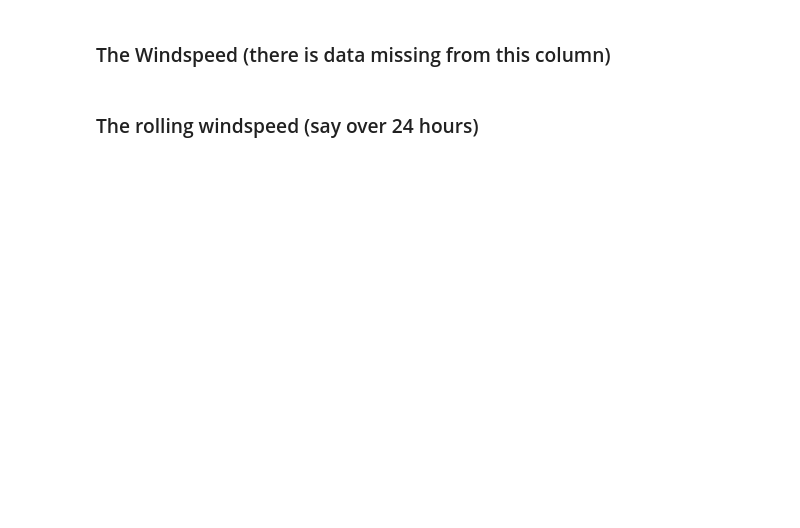
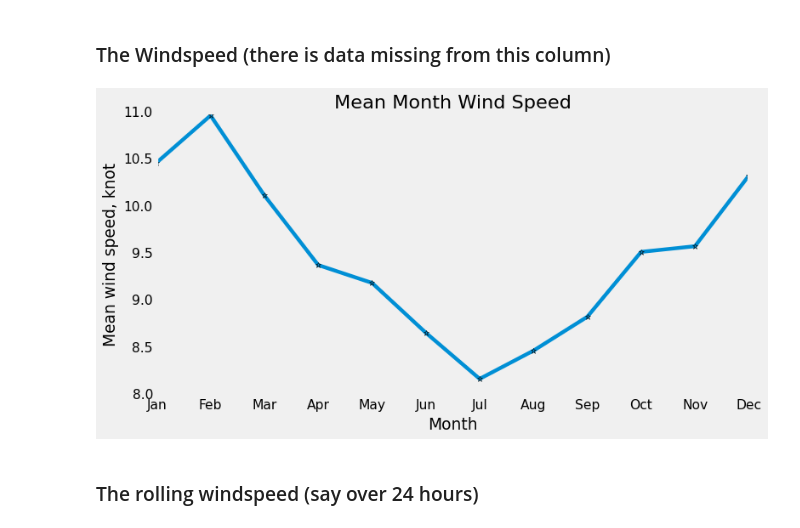
Before and after one commit to Kate-217/pogramming_for_data_analytics, a Jupyter notebook: assignments/assignment_6_Weather.ipynb, the cells around one changed output. Cells and saved outputs as stored; diff of their text form; code cells hidden in the pictures; blank space fills up the shorter version.

```diff
--- a/assignments/assignment_6_Weather.ipynb
+++ b/assignments/assignment_6_Weather.ipynb
@@ -137,4 +153,21 @@ plt.show()
 # %% [markdown]
 ### The Windspeed (there is data missing from this column)
+# %%
+# As I calculated, the persentage of missing data for this column (wdsp) is 0.02.
+
+grouped_month_wdsp = data.groupby(data['date'].dt.month)['wdsp'].mean().reset_index()
+grouped_month_wdsp['month'] = ['Jan', 'Feb', 'Mar', 'Apr', 'May', 'Jun', 'Jul', 'Aug', 'Sep', 'Oct', 'Nov','Dec']
+grouped_month_wdsp['mean_wdsp'] = round(grouped_month_wdsp['wdsp'],2)
+
+#plot
+plt.figure(figsize=(10, 5))
+plt.plot(grouped_month_wdsp['month'], grouped_month_wdsp['mean_wdsp'], marker="*")
+plt.ylabel('Mean wind speed, knot')
+plt.xlabel('Month')
+plt.grid()
+plt.title("Mean Month Wind Speed")
+plt.show()
+# %% [output]
+[figure, added]
 # %% [markdown]
 ### The rolling windspeed (say over 24 hours)
```
Also changed, not shown: parts of 6 cells of this notebook.
